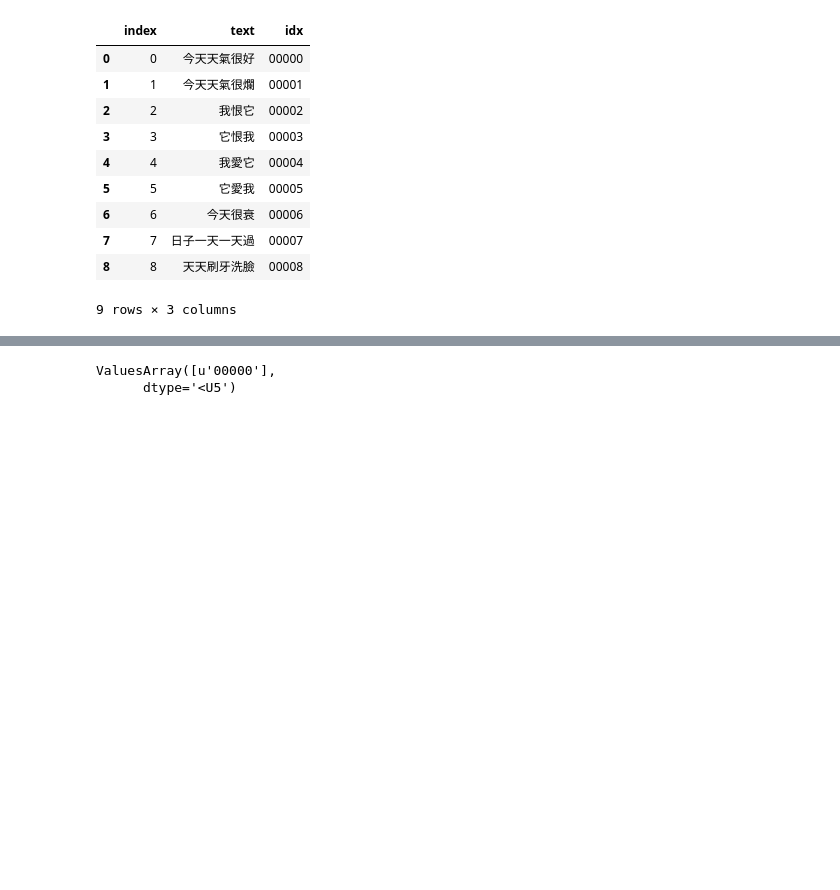
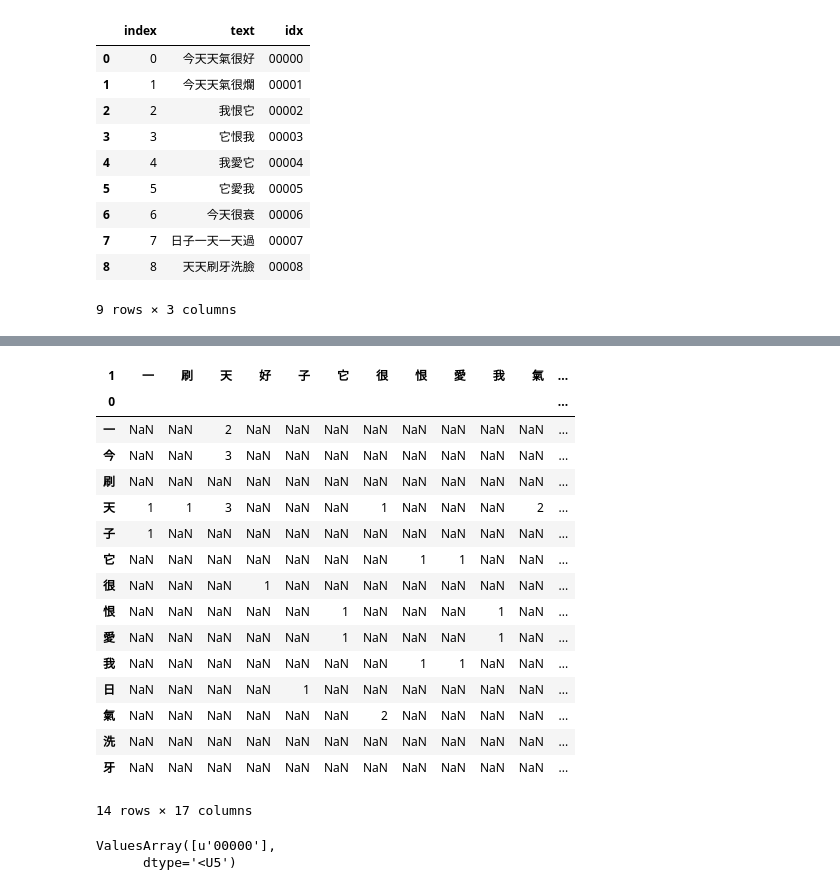
Before and after one commit to c3h3/PlaYnlp, a Jupyter notebook: dev_ipynbs/DEV_StatesDataArray_20140401.ipynb, the cells around one changed output, grey strips where cells are left out. Cells and saved outputs as stored; diff of their text form; code cells hidden in the pictures; blank space fills up the shorter version.

```diff
--- a/dev_ipynbs/DEV_StatesDataArray_20140401.ipynb
+++ b/dev_ipynbs/DEV_StatesDataArray_20140401.ipynb
@@ -16,7 +16,7 @@ unigram_vec_count_kwargs = {"tokenizer":unigram_without_html_tokenizer,"lowercas
 bigram_vec_count_kwargs = {"tokenizer":bigram_without_html_tokenizer,"lowercase":False}
 # %%
 import pandas as pd
-test_text_df = pd.DataFrame([u"今天天氣很好",u"今天天氣很爛",u"我恨它",u"它恨我",u"我愛它",u"它愛我",u"今天很衰","日子一天一天過","天天刷牙洗臉"])
+test_text_df = pd.DataFrame([u"今天天氣很好",u"今天天氣很爛",u"我恨它",u"它恨我",u"我愛它",u"它愛我",u"今天很衰",u"日子一天一天過",u"天天刷牙洗臉"])
 test_text_df.columns = ["text"]
 test_text_df = test_text_df.reset_index()
 test_text_df["idx"] = map(lambda xx :u"%05d" % xx,test_text_df["index"])
@@ -331,2 +338,5 @@ class StatesDataFrame(object):
 class StatesModelFrame(object):
     pass
+# %%
+text_val_arrays = map(lambda xx:ValuesArray(list(tkr.ngram(xx,[1]))),test_text_df["text"].values)
+text_val_arrays
@@ -332,0 +363,3 @@ class StatesModelFrame(object):
+# %%
+text_states_data_arrays = map(lambda xx:StatesDataArray(*xx.decompose_into_states_ptrs()).ngram(2), text_val_arrays)
+text_states_data_arrays
@@ -332,0 +384,3 @@ class StatesModelFrame(object):
+# %%
+states_data_array_merger = StatesDataArrayMerger(*text_states_data_arrays)
+test_merge = states_data_array_merger.merge()
@@ -333,3 +409,25 @@ class StatesModelFrame(object):
+# %%
+test_pd_df = pd.DataFrame(test_merge._eval)
+test_pd_df_gb_size = test_pd_df.groupby([0,1]).size()
+test_pd_df_gb_size.unstack()
+# %% [output]
+| 1 | 一 | 刷 | 天 | 好 | 子 | 它 | 很 | 恨 | 愛 | 我 | 氣 | ... |
+| 0 |  |  |  |  |  |  |  |  |  |  |  | ... |
+| 一 | NaN | NaN | 2 | NaN | NaN | NaN | NaN | NaN | NaN | NaN | NaN | ... |
+| 今 | NaN | NaN | 3 | NaN | NaN | NaN | NaN | NaN | NaN | NaN | NaN | ... |
+| 刷 | NaN | NaN | NaN | NaN | NaN | NaN | NaN | NaN | NaN | NaN | NaN | ... |
+| 天 | 1 | 1 | 3 | NaN | NaN | NaN | 1 | NaN | NaN | NaN | 2 | ... |
+| 子 | 1 | NaN | NaN | NaN | NaN | NaN | NaN | NaN | NaN | NaN | NaN | ... |
+| 它 | NaN | NaN | NaN | NaN | NaN | NaN | NaN | 1 | 1 | NaN | NaN | ... |
+| 很 | NaN | NaN | NaN | 1 | NaN | NaN | NaN | NaN | NaN | NaN | NaN | ... |
+| 恨 | NaN | NaN | NaN | NaN | NaN | 1 | NaN | NaN | NaN | 1 | NaN | ... |
+| 愛 | NaN | NaN | NaN | NaN | NaN | 1 | NaN | NaN | NaN | 1 | NaN | ... |
+| 我 | NaN | NaN | NaN | NaN | NaN | NaN | NaN | 1 | 1 | NaN | NaN | ... |
+| 日 | NaN | NaN | NaN | NaN | 1 | NaN | NaN | NaN | NaN | NaN | NaN | ... |
+| 氣 | NaN | NaN | NaN | NaN | NaN | NaN | 2 | NaN | NaN | NaN | NaN | ... |
+| 洗 | NaN | NaN | NaN | NaN | NaN | NaN | NaN | NaN | NaN | NaN | NaN | ... |
+| 牙 | NaN | NaN | NaN | NaN | NaN | NaN | NaN | NaN | NaN | NaN | NaN | ... |
+14 rows × 17 columns
 # %%
 val_array1 = ValuesArray(list(tkr.ngram(test_text_df["text"].values[0],[1])))
 val_array2 = ValuesArray(list(tkr.ngram(test_text_df["text"].values[1],[1])))
```
Also changed, not shown: parts of 5 cells of this notebook.
